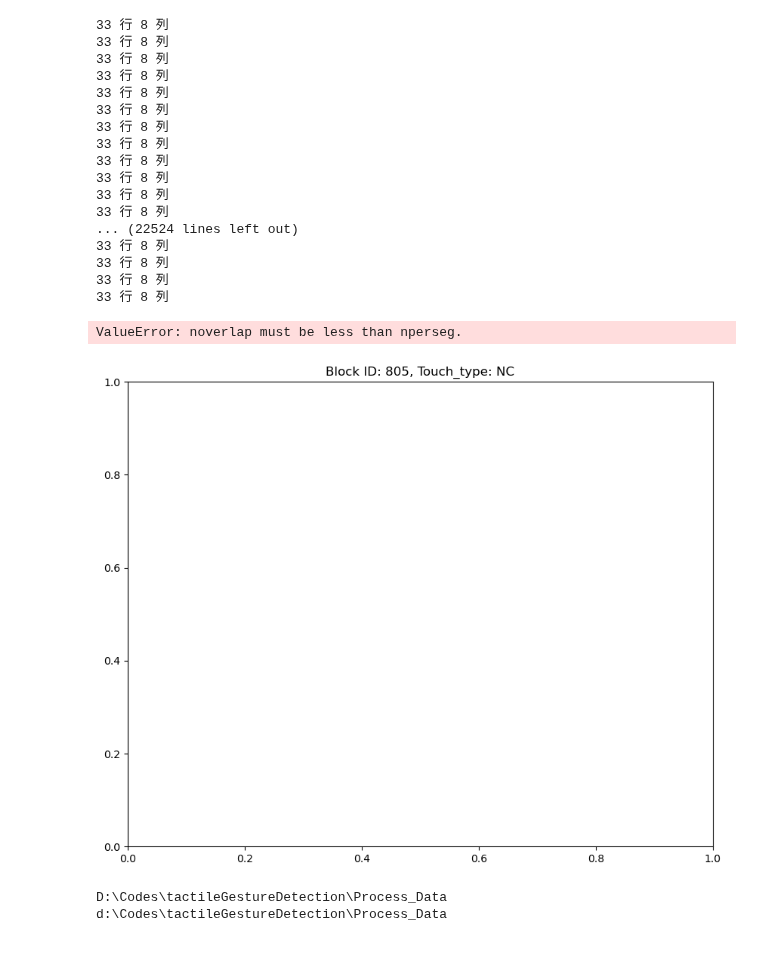
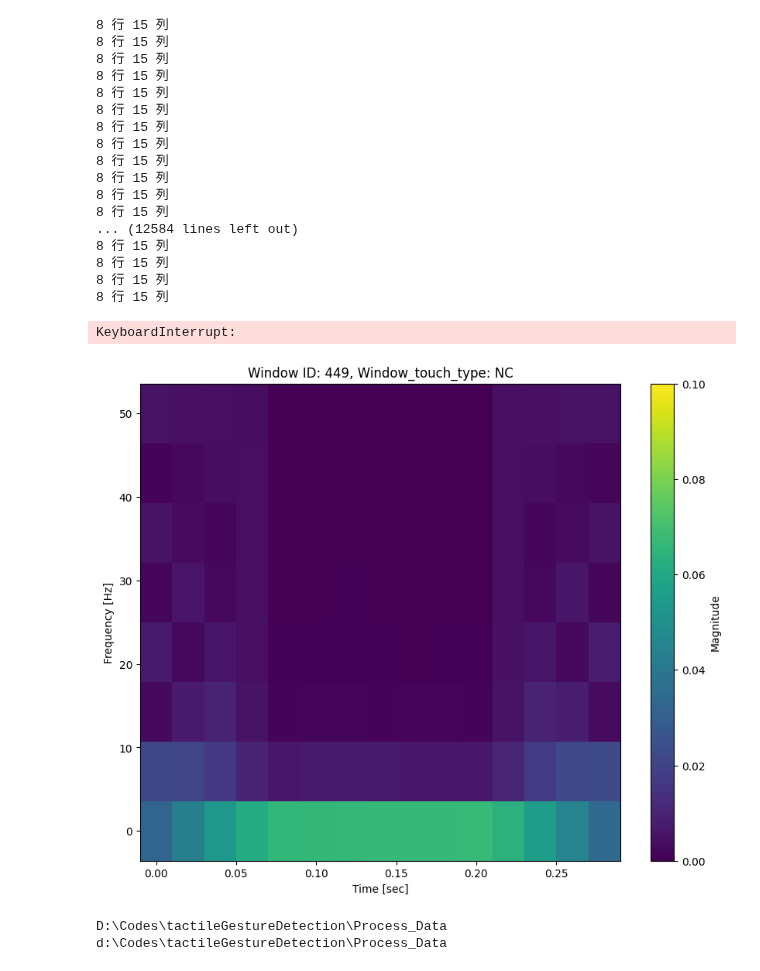
Before and after one commit to MindLabZHAW/tactileGestureDetection, a Jupyter notebook: Process_Data/datatoimage.ipynb, the cells around one changed output. Drawn from its saved outputs; the diff is of its cells as text; code cells hidden in the pictures.

```diff
--- a/Process_Data/datatoimage.ipynb
+++ b/Process_Data/datatoimage.ipynb
@@ -23,7 +23,7 @@ os.makedirs(output_dir)
 # data = pd.read_csv(file_path)
 
 # 排除不感兴趣的列
-# columns_of_interest = [col for col in data.columns if col not in ['index', 'time', 'label', 'touch_type', 'block_id']]
+# columns_of_interest = [col for col in data.columns if col not in ['index', 'time', 'label', 'touch_type', 'window_id']]
 joint0_colums = ['e0','de0','tau_J0','tau_ext0']
 joint1_colums = ['e1','de1','tau_J1','tau_ext1']
 joint2_colums = ['e2','de2','tau_J2','tau_ext2']
@@ -40,74 +40,75 @@ columns_of_interest = np.hstack((joint0_colums, joint1_colums, joint2_colums, jo
 fs = 100
 ## 应该设置成与采样时一致的100Hz
 
-# 创建一个列表，用于记录图像文件名和对应的block_id和touch_type
+# 创建一个列表，用于记录图像文件名和对应的window_id和touch_type
 image_records = []
 
 # 分块绘制
-block_ids = data['block_id'].unique()
+window_ids = data['window_id'].unique()
 
-for block_id in block_ids:
-    block_data = data[data['block_id'] == block_id]
-    touch_type = block_data['touch_type'].iloc[0]
+for window_id in window_ids:
+    window_data = data[data['window_id'] == window_id]
+    window_touch_type = window_data['window_touch_type'].iloc[0]
 
     # 创建一个图形
     fig, ax = plt.subplots(figsize=(10, 8))
-    ax.set_title(f'Block ID: {block_id}, Touch_type: {touch_type}')
+    ax.set_title(f'Window ID: {window_id}, Window_touch_type: {window_touch_type}')
 
     for col in columns_of_interest:
-        signal = block_data[col].values
+        signal = window_data[col].values
 
         # 计算STFT
         # nperseg = min(256, len(signal))  # 确保窗口长度不超过信号长度
-        nperseg = 16
+        nperseg = 14
         # print(len(signal))
-        noverlap = nperseg // 2
-        # f, t, Zxx = stft(signal, fs, nperseg=nperseg, noverlap=noverlap, window=sg.windows.general_gaussian(64, p=1, sig=7))
-        f, t, Zxx = stft(signal, fs, nperseg=nperseg, noverlap=noverlap, window='hamming')
+        # noverlap = nperseg // 2
+        noverlap = 12
+        f, t, Zxx = stft(signal, fs, nperseg=nperseg, noverlap=noverlap, window=sg.windows.general_gaussian(14, p=1, sig=7))
+        # f, t, Zxx = stft(signal, fs, nperseg=nperseg, noverlap=noverlap, window='hamming')
         print(len(abs(Zxx)),"行",len(abs(Zxx)[0]),"列")
 
         # 绘制时频谱图
         cax = ax.pcolormesh(t, f, np.abs(Zxx), vmin=0, vmax=0.1)
 
     # 添加图例和标签
     ax.set_ylabel('Frequency [Hz]')
     ax.set_xlabel('Time [sec]')
     fig.colorbar(cax, ax=ax, label='Magnitude')
 
     # 保存图像
-    image_filename = f'block_{block_id}_touch_{touch_type}.png'
+    image_filename = f'window_{window_id}_touch_{window_touch_type}.png'
     image_path = os.path.join(output_dir, image_filename)
     plt.savefig(image_path)
     plt.close(fig)
 
-    # 记录图像文件名和对应的block_id和touch_type
-    image_records.append({'image_filename': image_filename, 'block_id': block_id, 'touch_type': touch_type})
+    # 记录图像文件名和对应的window_id和window_touch_type
+    image_records.append({'image_filename': image_filename, 'window_id': window_id, 'window_touch_type': window_touch_type})
 
 # 保存记录为CSV文件
 records_df = pd.DataFrame(image_records)
 records_df.to_csv(os.path.join(output_dir, 'image_records.csv'), index=False)
 
 print("STFT图像和记录已成功保存。")
 # %% [output]
-33 行 8 列
-33 行 8 列
-33 行 8 列
-33 行 8 列
-33 行 8 列
-33 行 8 列
-33 行 8 列
-33 行 8 列
-33 行 8 列
-33 行 8 列
-33 行 8 列
-33 行 8 列
-... (22524 lines left out)
-33 行 8 列
-33 行 8 列
-33 行 8 列
-33 行 8 列
+8 行 15 列
+8 行 15 列
+8 行 15 列
+8 行 15 列
+8 行 15 列
+8 行 15 列
+8 行 15 列
+8 行 15 列
+8 行 15 列
+8 行 15 列
+8 行 15 列
+8 行 15 列
+... (12584 lines left out)
+8 行 15 列
+8 行 15 列
+8 行 15 列
+8 行 15 列
-ValueError: noverlap must be less than nperseg.
+KeyboardInterrupt:
-[figure, old version]
+[figure, new version]
 # %%
 
 import os
```
Also changed, not shown: 1 other file.
